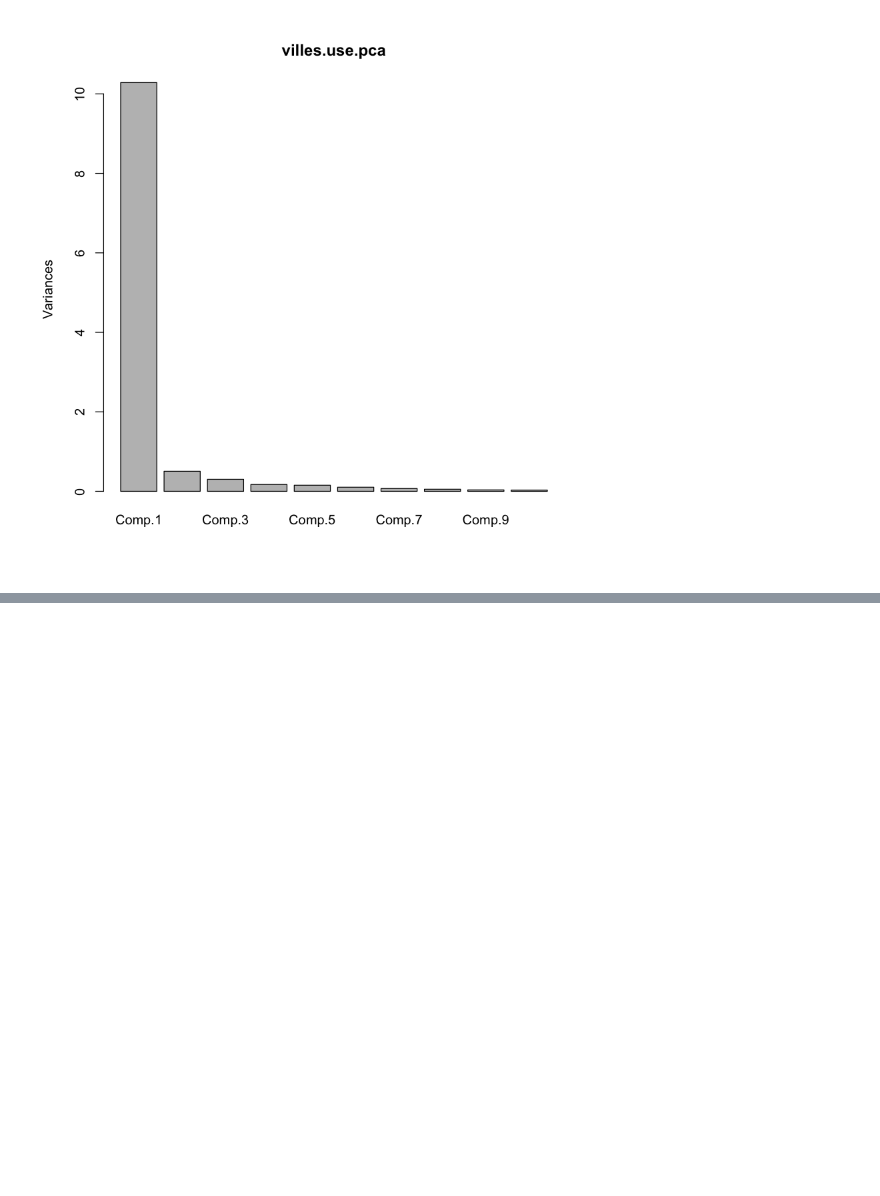
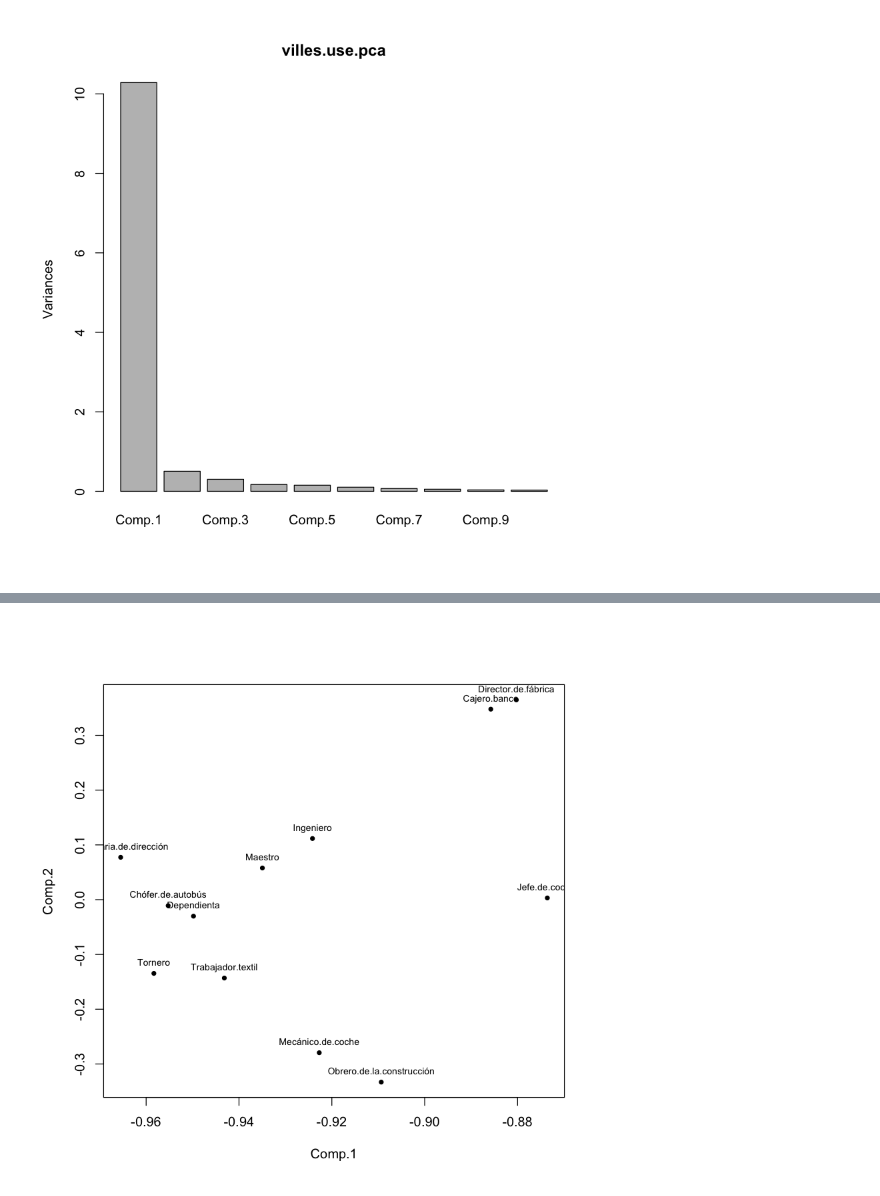
Before and after one commit to garciparedes/r-examples, a Jupyter notebook: notebooks/villes-analysis.ipynb, the cells around one changed output, grey strips where cells are left out. Cells and saved outputs as stored; diff of their text form; code cells hidden in the pictures; blank space fills up the shorter version.

```diff
--- a/notebooks/villes-analysis.ipynb
+++ b/notebooks/villes-analysis.ipynb
@@ -204,0 +205,4 @@ legend(2.25,-0.75,levels(villes.use[, "Región.del.mundo"]), pch=20,cex=0.5, col
+# %%
+villes.use.pca.scores.vars <- t(villes.use.pca$sdev * t(villes.use.pca$loadings))
+
+print(round(villes.use.pca.scores.vars[, 1:2], digits = 2))
@@ -204,0 +223,6 @@ legend(2.25,-0.75,levels(villes.use[, "Región.del.mundo"]), pch=20,cex=0.5, col
+# %%
+plot(villes.use.pca.scores.vars[, 1:2][, 1:2], pch = 20)
+text(villes.use.pca.scores.vars[, 1:2][, 1:2], cex = 0.7, pos = 3,
+     labels = colnames(villes.use[, -c(1, 2)]))
+# %% [output]
+[figure, added]
```
Also changed, not shown: parts of 3 cells of this notebook.
